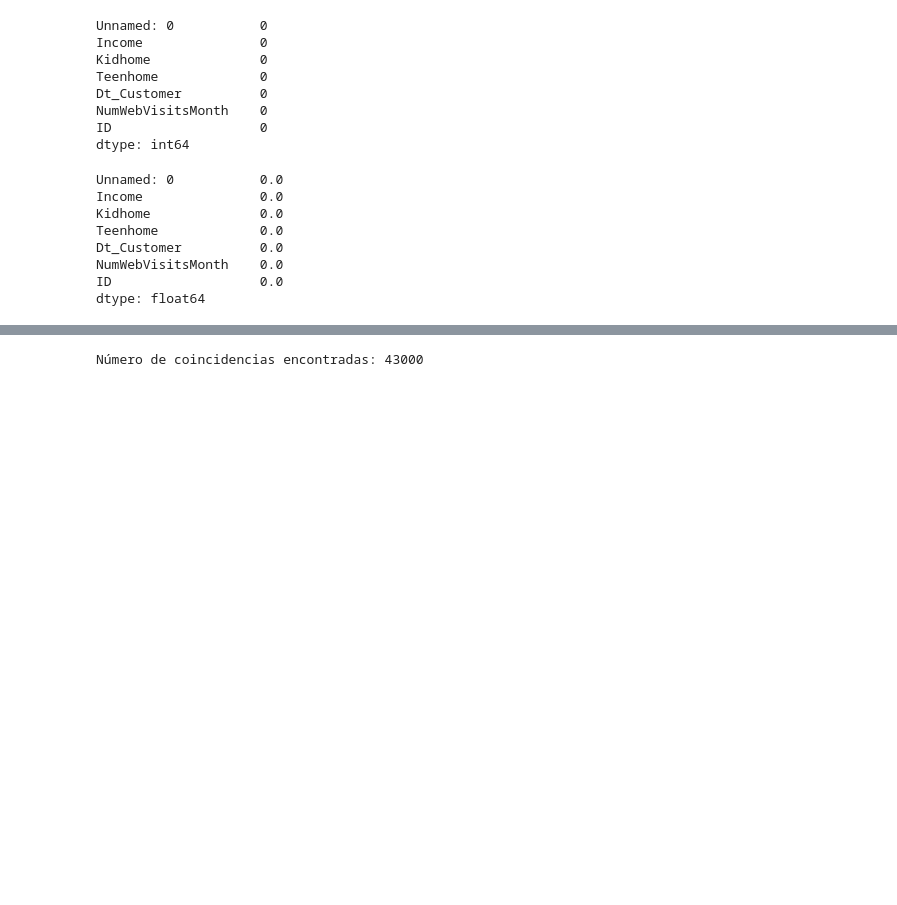
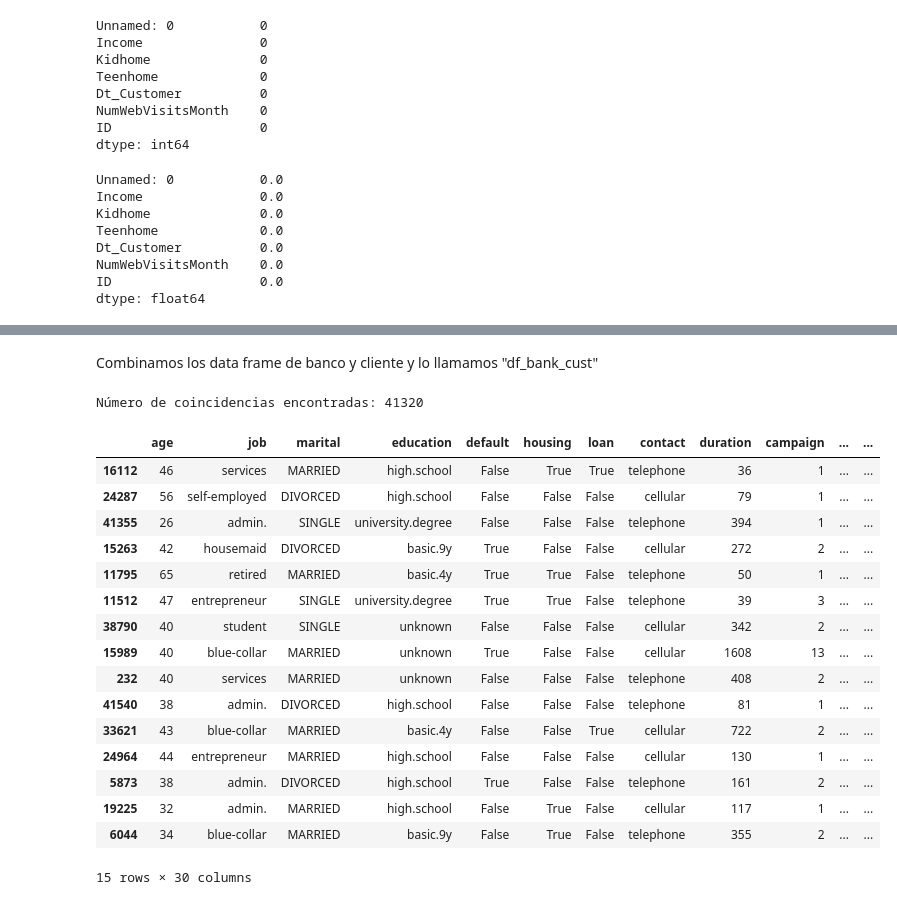
Before and after one commit to Sebastien732/Proyecto_EDA_Python, a Jupyter notebook: notebooks/exploracion.ipynb, the cells around one changed output, grey strips where cells are left out. Drawn from its saved outputs; the diff is of its cells as text; code cells hidden in the pictures; blank space fills up the shorter version.

```diff
--- a/notebooks/exploracion.ipynb
+++ b/notebooks/exploracion.ipynb
@@ -126,0 +468,3 @@ dtype: float64
+# %%
+
+bank_df['date'] = bank_df['date'].dt.strftime('%d-%m-%Y')
@@ -326,0 +625,5 @@ bank_df.sample(15)
+# %%
+df_customer_combinados['Dt_Customer'] = df_customer_combinados['Dt_Customer'].dt.date
+# %%
+df_customer_combinados['Dt_Customer'] = pd.to_datetime(df_customer_combinados['Dt_Customer'], format='%d-%m-%Y')
+df_customer_combinados['Dt_Customer'] = df_customer_combinados['Dt_Customer'].dt.strftime('%d-%m-%Y')
@@ -327,7 +656,9 @@ bank_df.sample(15)
+# %% [markdown]
+Combinamos los data frame de banco y cliente y lo llamamos "df_bank_cust"
 # %%
 
 # Realiza el merge para obtener solo las entradas que tienen coincidencia en ambos DataFrames
-bank_cust_df = pd.merge(
+df_bank_cust = pd.merge(
     bank_df,
     df_customer_combinados,
     left_on='id_',
@@ -338,4 +669,24 @@ bank_cust_df = pd.merge(
 # Resultado
 print(f"Número de coincidencias encontradas: {bank_cust_df.shape[0]}")
 # %% [output]
-Número de coincidencias encontradas: 43000
+Número de coincidencias encontradas: 41320
+# %%
+df_bank_cust.sample(15)
+# %% [output]
+|  | age | job | marital | education | default | housing | loan | contact | duration | campaign | ... | ... |
+| 16112 | 46 | services | MARRIED | high.school | False | True | True | telephone | 36 | 1 | ... | ... |
+| 24287 | 56 | self-employed | DIVORCED | high.school | False | False | False | cellular | 79 | 1 | ... | ... |
+| 41355 | 26 | admin. | SINGLE | university.degree | False | False | False | telephone | 394 | 1 | ... | ... |
+| 15263 | 42 | housemaid | DIVORCED | basic.9y | True | False | False | cellular | 272 | 2 | ... | ... |
+| 11795 | 65 | retired | MARRIED | basic.4y | True | True | False | telephone | 50 | 1 | ... | ... |
+| 11512 | 47 | entrepreneur | SINGLE | university.degree | True | True | False | telephone | 39 | 3 | ... | ... |
+| 38790 | 40 | student | SINGLE | unknown | False | False | False | cellular | 342 | 2 | ... | ... |
+| 15989 | 40 | blue-collar | MARRIED | unknown | True | False | False | cellular | 1608 | 13 | ... | ... |
+| 232 | 40 | services | MARRIED | unknown | False | False | False | telephone | 408 | 2 | ... | ... |
+| 41540 | 38 | admin. | DIVORCED | high.school | False | False | False | telephone | 81 | 1 | ... | ... |
+| 33621 | 43 | blue-collar | MARRIED | basic.4y | False | False | True | cellular | 722 | 2 | ... | ... |
+| 24964 | 44 | entrepreneur | MARRIED | high.school | False | False | False | cellular | 130 | 1 | ... | ... |
+| 5873 | 38 | admin. | DIVORCED | high.school | True | False | False | telephone | 161 | 2 | ... | ... |
+| 19225 | 32 | admin. | MARRIED | high.school | False | True | False | cellular | 117 | 1 | ... | ... |
+| 6044 | 34 | blue-collar | MARRIED | basic.9y | False | True | False | telephone | 355 | 2 | ... | ... |
+15 rows × 30 columns
```
Also changed, not shown: parts of 74 cells of this notebook, 3 other files.
